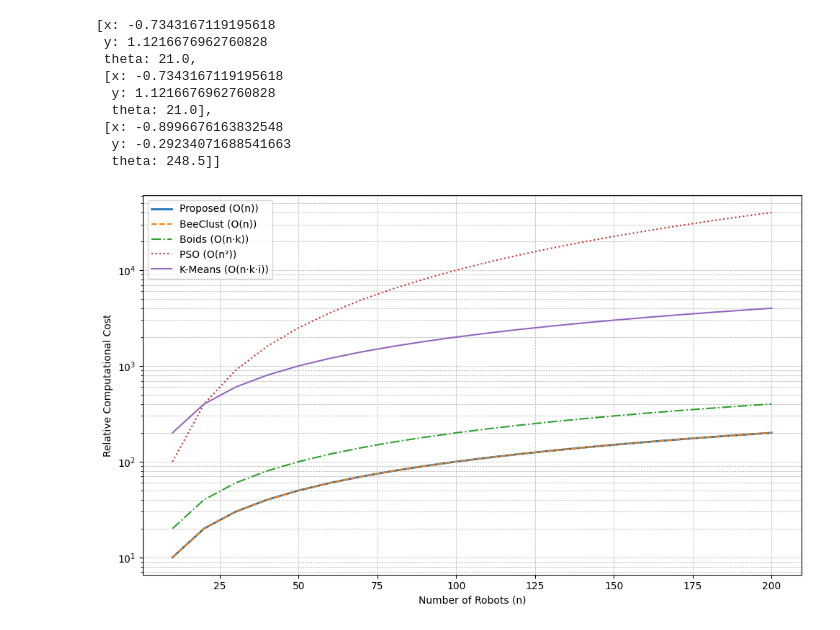
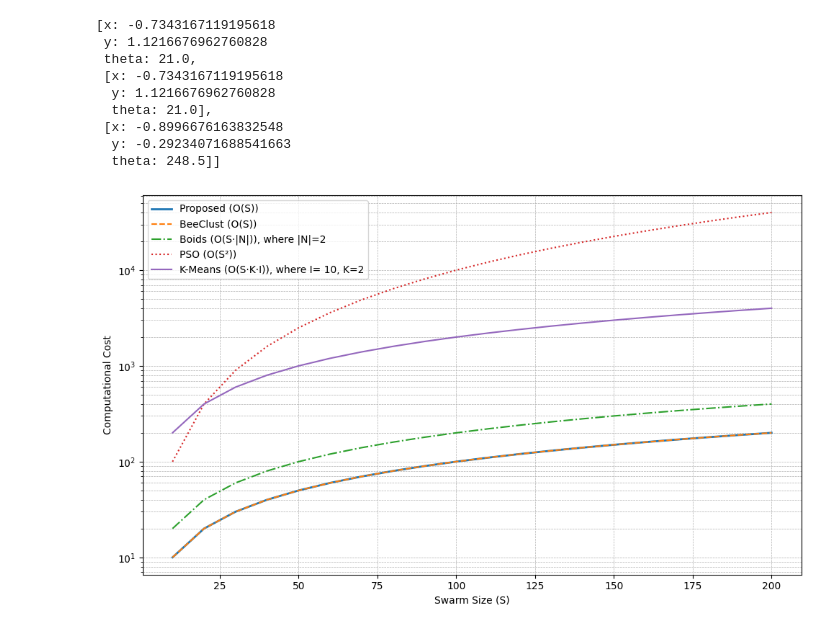
Before and after one commit to swe-sys/paper-review-repo, a Jupyter notebook: scripts/pu.ipynb, the cells around one changed output. Cells and saved outputs as stored; diff of their text form; code cells hidden in the pictures.

Commit message:
some plots

```diff
--- a/scripts/pu.ipynb
+++ b/scripts/pu.ipynb
@@ -703,38 +703,38 @@ obs
 import matplotlib.pyplot as plt
 import numpy as np
 from IPython.display import Image
 
 # Synthetic n values (number of robots)
 n_values = np.arange(10, 210, 10)
 
 # Assumptions for constants
 k = 2       # neighborhood size for Boids and K-means clusters
 i = 10      # number of iterations for K-means
 
 # Runtime proxies (arbitrary units; not seconds but comparable scaling)
 runtime_proposed = n_values                      # O(n)
 runtime_beeclust = n_values                      # O(n)
 runtime_boids = n_values * k                     # O(n·k)
 runtime_pso = n_values ** 2                      # O(n^2)
 runtime_kmeans = n_values * k * i                # O(n·k·i)
 
 # Plotting
 plt.figure(figsize=(10, 6))
-plt.plot(n_values, runtime_proposed, label="Proposed (O(n))", linewidth=2)
-plt.plot(n_values, runtime_beeclust, label="BeeClust (O(n))", linestyle='--')
-plt.plot(n_values, runtime_boids, label="Boids (O(n·k))", linestyle='-.')
-plt.plot(n_values, runtime_pso, label="PSO (O(n²))", linestyle=':')
-plt.plot(n_values, runtime_kmeans, label="K-Means (O(n·k·i))", linestyle='-', linewidth=1.5)
+plt.plot(n_values, runtime_proposed, label="Proposed (O(S))", linewidth=2)
+plt.plot(n_values, runtime_beeclust, label="BeeClust (O(S))", linestyle='--')
+plt.plot(n_values, runtime_boids, label="Boids (O(S·|N|)), where |N|=2", linestyle='-.')
+plt.plot(n_values, runtime_pso, label="PSO (O(S²))", linestyle=':')
+plt.plot(n_values, runtime_kmeans, label="K-Means (O(S·K·I)), where I= 10, K=2", linestyle='-', linewidth=1.5)
 
 # plt.title("Computational Cost vs Number of Robots (n)")
-plt.xlabel("Number of Robots (n)")
-plt.ylabel("Relative Computational Cost")
+plt.xlabel("Swarm Size (S)")
+plt.ylabel("Computational Cost")
 plt.yscale("log")  # use log scale to highlight quadratic growth
 plt.grid(True, which='both', linestyle='--', linewidth=0.5)
 plt.legend()
 plt.tight_layout()
 plt.savefig("computational cost.png", dpi=300, bbox_inches='tight')
 Image("computational cost.png")
 plt.show()
 # %% [output]
-[figure, old version]
+[figure, new version]
```
Also changed, not shown: 1 other file.
